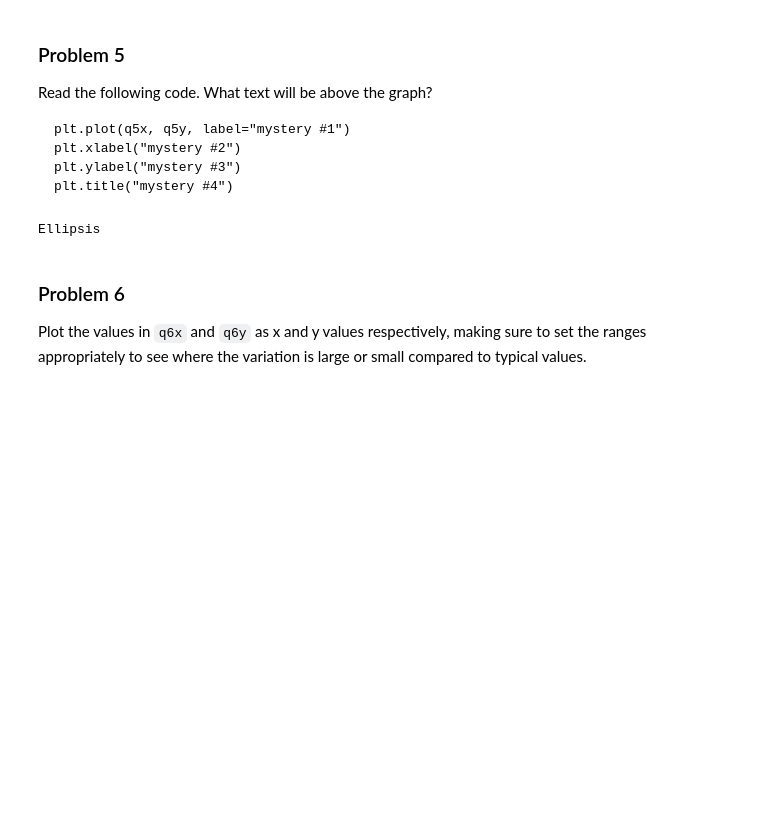
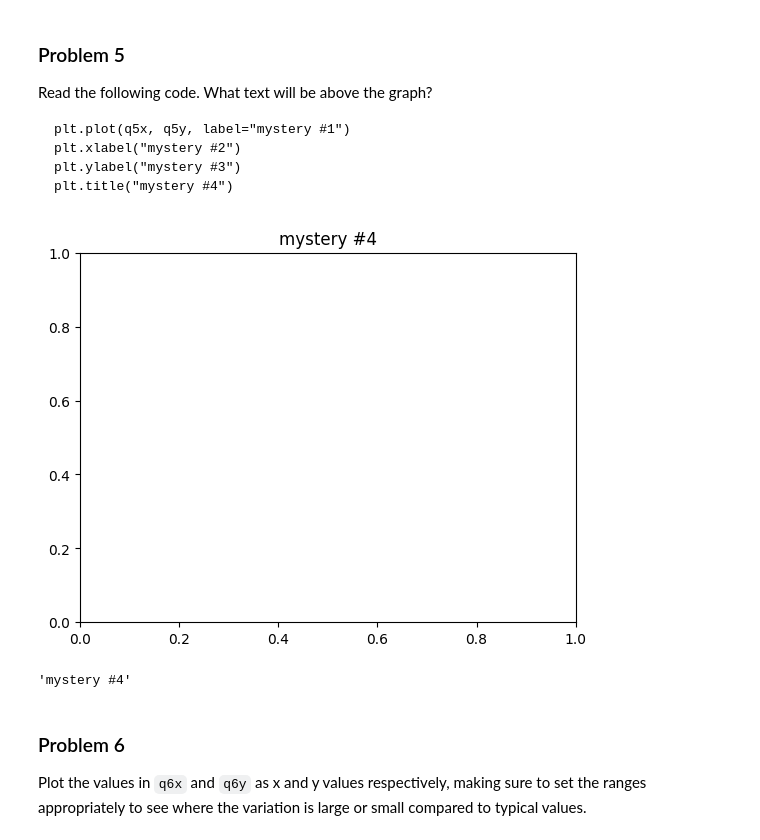
Before and after one commit to JCameronH/dx602-homework-05, a Jupyter notebook: homework.ipynb, the cells around one changed output. Saved outputs shown, nothing was run; the diff lists cells and outputs as text; code cells hidden in the pictures; blank space fills up the shorter version.

````diff
--- a/homework.ipynb
+++ b/homework.ipynb
@@ -182,12 +182,14 @@ plt.title("mystery #4")
 ```
 # %%
 # YOUR CHANGES HERE
-
-p5 = ...
+plt.title("mystery #4")
+p5 = "mystery #4"
+# %% [output]
+[figure, added]
 # %%
 p5
 # %% [output]
-Ellipsis
+'mystery #4'
 # %% [markdown]
 ### Problem 6
 
````
